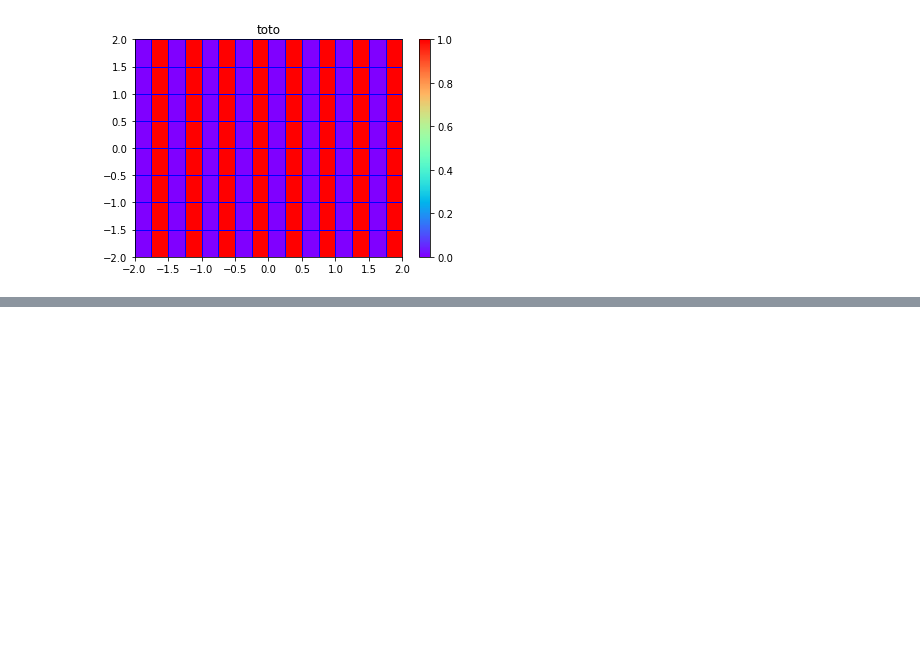
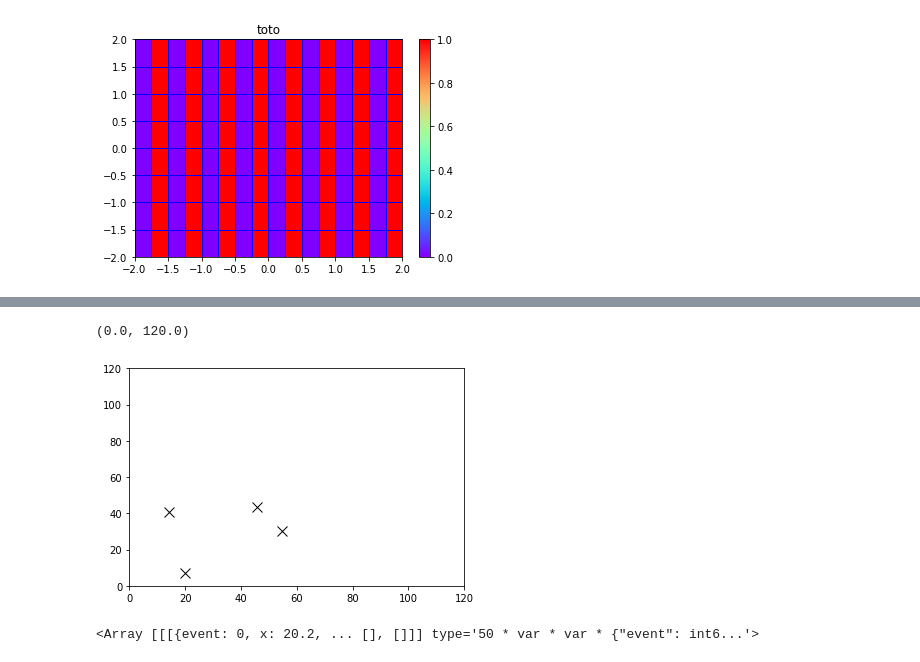
Before and after one commit to aphecetche/MCHClustering, a Jupyter notebook: src/Jupyter/play_with_pads.ipynb, the cells around one changed output, grey strips where cells are left out. Saved outputs shown, nothing was run; the diff lists cells and outputs as text; code cells hidden in the pictures; blank space fills up the shorter version.

```diff
--- a/src/Jupyter/play_with_pads.ipynb
+++ b/src/Jupyter/play_with_pads.ipynb
@@ -36,3 +37,7 @@ uPlt.setLUTScale(0.0,1.0)
 uPlt.drawPads(fig,ax,x0,y0,dx0,dy0,z0,title="toto")
 # %% [output]
 [figure]
+# %%
+import Util.IOv5 as IO
+import awkward as ak
+recoData = IO.PreCluster()
@@ -38,0 +48,2 @@ uPlt.drawPads(fig,ax,x0,y0,dx0,dy0,z0,title="toto")
+# %%
+clusters=ak.zip({"x":recoData.rClusterX,"y":recoData.rClusterY,"id":recoData.rClusterId,"deid":recoData.rClusterDEId})
@@ -38,0 +67,6 @@ uPlt.drawPads(fig,ax,x0,y0,dx0,dy0,z0,title="toto")
+# %%
+ievent=0
+reco=[z for z in filter(None,pads[ievent][pads[ievent].deid==100].to_list())]
+ref=[z for z in filter(None,clusters[ievent][clusters[ievent].deid==100].to_list())]
+ref=ak.Array(ref)
+ref.to_list()
@@ -38,0 +90,18 @@ uPlt.drawPads(fig,ax,x0,y0,dx0,dy0,z0,title="toto")
+# %%
+fig,ax = plt.subplots()
+uPlt.setLUTScale(0.0,1)
+#uPlt.drawPads(fig,ax,pc.x.to_numpy(),pc.y.to_numpy(),pc.dx.to_numpy(),pc.dy.to_numpy(),pc.cath.to_numpy(),alpha=0.5)
+plt.plot(ref.x,ref.y,marker="x",markersize=10,color="black",linewidth=0)
+ax.set_xlim([0,120])
+ax.set_ylim([0,120])
+# %% [output]
+(0.0, 120.0)
+[figure, added]
+# %%
+d=pads.deid==100
+cath1=pads.cath==1
+event0=pads.event==0
+q=pads.q>40
+pads[d&cath1&event0&q]
+# %% [output]
+<Array [[[{event: 0, x: 20.2, ... [], []]] type='50 * var * var * {"event": int6...'>
```
Also changed, not shown: parts of 9 cells of this notebook, 1 other file.
